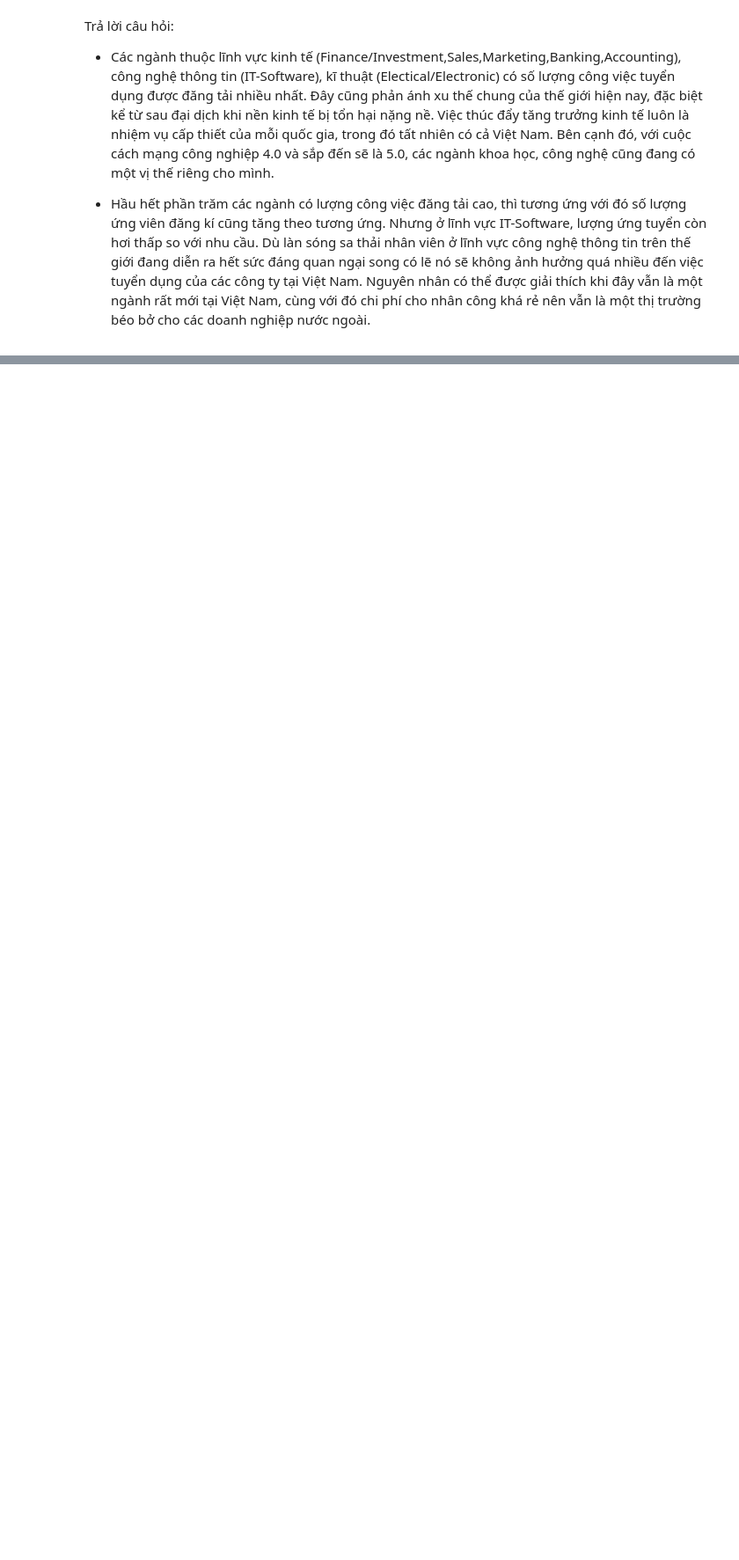
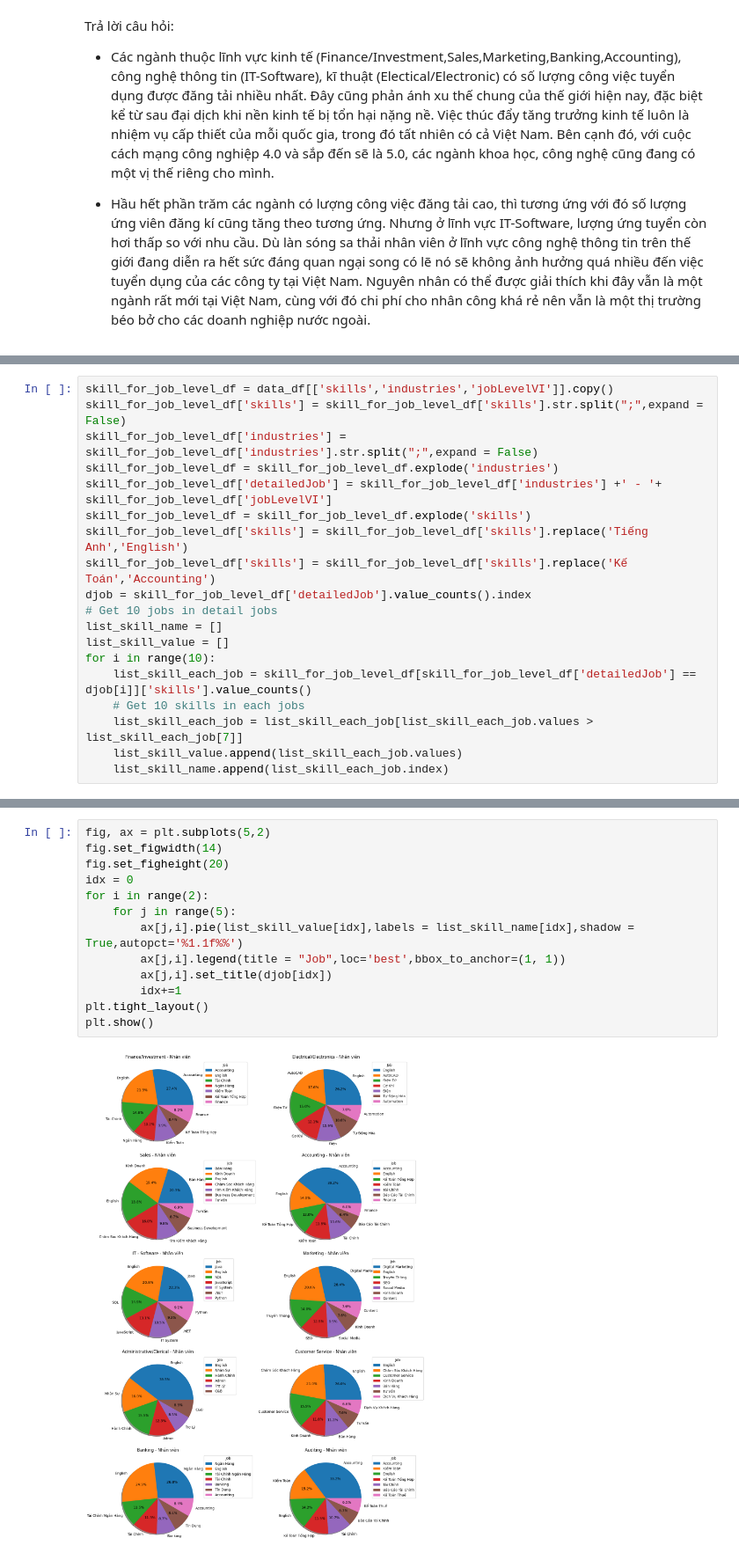
Before and after one commit to HoangPhuc0304/NMKHDL-2022, a Jupyter notebook: Data_Visualization.ipynb, the cells around one changed output, grey strips where cells are left out. Shown at 88% size. Saved outputs shown, nothing was run; the diff lists cells and outputs as text; blank space fills up the shorter version.

```diff
--- a/Data_Visualization.ipynb
+++ b/Data_Visualization.ipynb
@@ -516,0 +543,19 @@ Trả lời câu hỏi:
+# %%
+skill_for_job_level_df = data_df[['skills','industries','jobLevelVI']].copy()
+skill_for_job_level_df['skills'] = skill_for_job_level_df['skills'].str.split(";",expand = False)
+skill_for_job_level_df['industries'] = skill_for_job_level_df['industries'].str.split(";",expand = False)
+skill_for_job_level_df = skill_for_job_level_df.explode('industries')
+skill_for_job_level_df['detailedJob'] = skill_for_job_level_df['industries'] +' - '+ skill_for_job_level_df['jobLevelVI']
+skill_for_job_level_df = skill_for_job_level_df.explode('skills')
+skill_for_job_level_df['skills'] = skill_for_job_level_df['skills'].replace('Tiếng Anh','English')
+skill_for_job_level_df['skills'] = skill_for_job_level_df['skills'].replace('Kế Toán','Accounting')
+djob = skill_for_job_level_df['detailedJob'].value_counts().index
+# Get 10 jobs in detail jobs
+list_skill_name = []
+list_skill_value = []
+for i in range(10):
+    list_skill_each_job = skill_for_job_level_df[skill_for_job_level_df['detailedJob'] == djob[i]]['skills'].value_counts()
+    # Get 10 skills in each jobs
+    list_skill_each_job = list_skill_each_job[list_skill_each_job.values > list_skill_each_job[7]]
+    list_skill_value.append(list_skill_each_job.values)
+    list_skill_name.append(list_skill_each_job.index)
@@ -516,0 +564,15 @@ Trả lời câu hỏi:
+# %%
+fig, ax = plt.subplots(5,2)
+fig.set_figwidth(14)
+fig.set_figheight(20)
+idx = 0
+for i in range(2):
+    for j in range(5):
+        ax[j,i].pie(list_skill_value[idx],labels = list_skill_name[idx],shadow = True,autopct='%1.1f%%')
+        ax[j,i].legend(title = "Job",loc='best',bbox_to_anchor=(1, 1))
+        ax[j,i].set_title(djob[idx])
+        idx+=1
+plt.tight_layout()
+plt.show()
+# %% [output]
+[figure, added]
```
Also changed, not shown: parts of 8 cells of this notebook.
